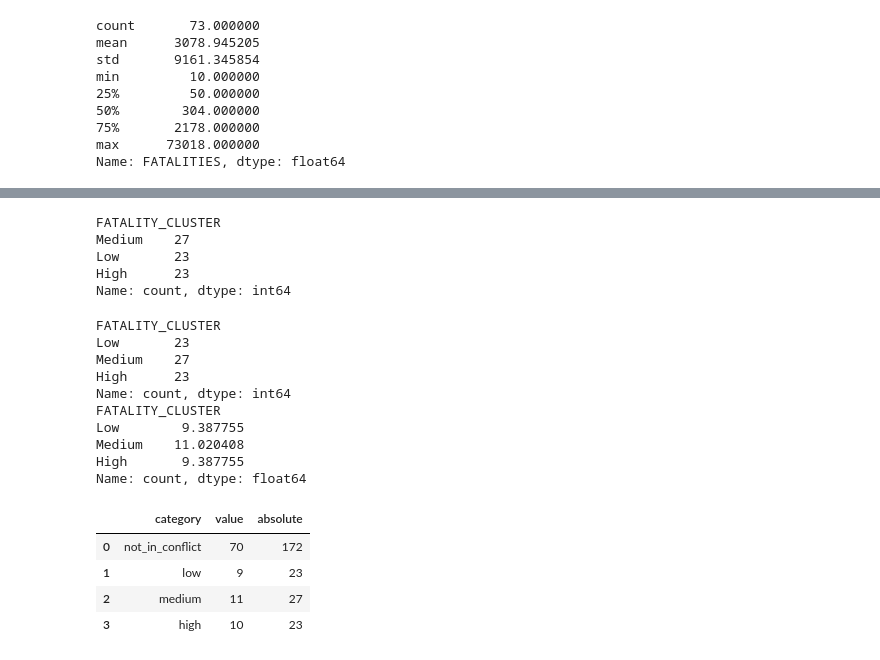
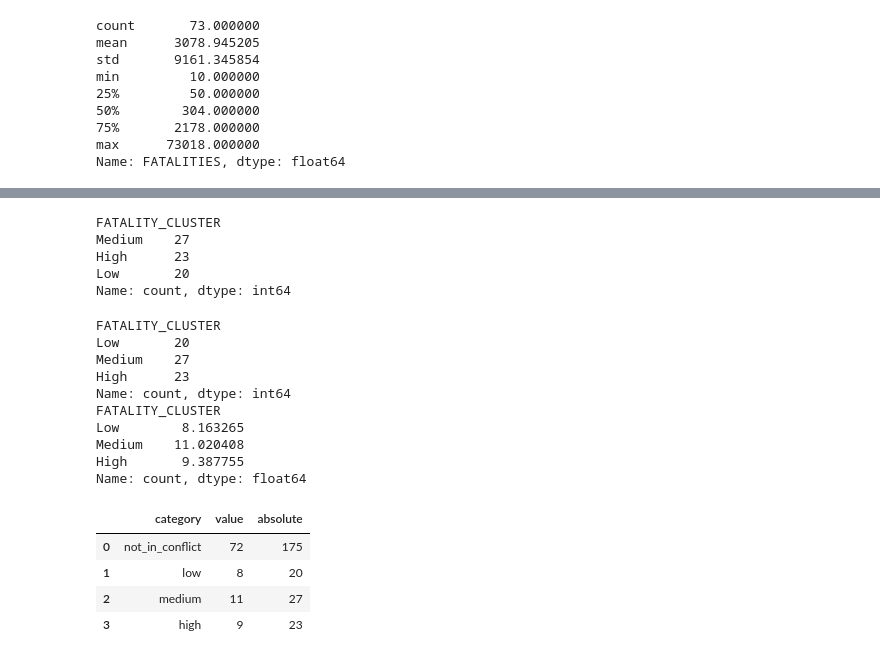
Before and after one commit to group-rho-dataviz/group-rho-dataviz.github.io, a Jupyter notebook: preprocessing/waffle_chart.ipynb, the cells around one changed output, grey strips where cells are left out. Saved outputs shown, nothing was run; the diff lists cells and outputs as text; code cells hidden in the pictures.

```diff
--- a/preprocessing/waffle_chart.ipynb
+++ b/preprocessing/waffle_chart.ipynb
@@ -37,7 +37,7 @@ Name: FATALITIES, dtype: float64
 # %% [markdown]
 Since more than half of the countries present in the list have less than 2 fatalities, we say that a country is involved in a conflict if it has at least 10 fatalities associated.
 # %%
-# Number of distinct countries involved in conflicts in 2025 (meaning countries with reported fatalities >= 10)
-num_countries_2025 = df[(df['YEAR'] == 2025) & (df['FATALITIES'] >= 10)]['COUNTRY'].nunique()
+# Number of distinct countries involved in conflicts in 2025 (meaning countries with reported fatalities > 10)
+num_countries_2025 = df[(df['YEAR'] == 2025) & (df['FATALITIES'] > 10)]['COUNTRY'].nunique()
 print(f'Number of distinct countries involved in conflicts in 2025: {num_countries_2025}')
 # %% [output]
@@ -109,10 +109,10 @@ So we will make 3 bins. The first one will have fatality values between 10 and 9
 # %%
 # Making a bar chart visualization of the fatalities distribution with 3 bins
-# Bins: 10-99, 100-999, 1000+
+# Bins: 11-100, 101-1000, 1001+
 # Showing it in matplotlib
 
-bins = [0, 100, 1000, float('inf')]
-labels = ['10-99', '100-999', '1000+']
+bins = [11, 101, 1001, float('inf')]
+labels = ['11-100', '101-1000', '1001+']
 fatalities_grouped = pd.cut(df_2025['FATALITIES'], bins=bins, labels=labels, right=False)
 fatalities_counts = fatalities_grouped.value_counts().sort_index()
 fatalities_counts.plot(kind='bar', color=['skyblue', 'orange', 'red'])
@@ -130,8 +130,8 @@ print(counts)
 # %% [output]
 FATALITY_CLUSTER
 Medium    27
-Low       23
 High      23
+Low       20
 Name: count, dtype: int64
 # %%
 # Create a DataFrame with 'Category' in {'not_in_conflict', 'low', 'medium', 'high'}
@@ -144,30 +144,38 @@ print(cluster_counts)
 print(cluster_percentages)
 # %% [output]
 FATALITY_CLUSTER
-Low       23
+Low       20
 Medium    27
 High      23
 Name: count, dtype: int64
 FATALITY_CLUSTER
-Low        9.387755
+Low        8.163265
 Medium    11.020408
 High       9.387755
 Name: count, dtype: float64
 # %%
 rounded_cluster_percentages = cluster_percentages.round().astype(int)
-not_in_conflict_percentage = 70
+rounded_not_in_conflict = round((total_countries - num_countries_2025) / total_countries * 100)
 waffle_data_detailed = [
-    {'category': 'not_in_conflict', 'value': not_in_conflict_percentage, 'absolute': total_countries - num_countries_2025},
+    {'category': 'not_in_conflict', 'value': rounded_not_in_conflict, 'absolute': total_countries - num_countries_2025},
     {'category': 'low', 'value': rounded_cluster_percentages['Low'], 'absolute': cluster_counts['Low']},
     {'category': 'medium', 'value': rounded_cluster_percentages['Medium'], 'absolute': cluster_counts['Medium']},
-    {'category': 'high', 'value': 100 - not_in_conflict_percentage - rounded_cluster_percentages['Low'] - rounded_cluster_percentages['Medium'], 'absolute': cluster_counts['High']},
+    {'category': 'high', 'value': rounded_cluster_percentages['High'], 'absolute': cluster_counts['High']},
 ]
+
+# if the sum is not 100, adjust the category with the highest value
+total_value = sum(item['value'] for item in waffle_data_detailed)
+if total_value != 100:
+    difference = 100 - total_value
+    max_item = max(waffle_data_detailed, key=lambda x: x['value'])
+    max_item['value'] += difference
+
 waffle_df_detailed = pd.DataFrame(waffle_data_detailed)
 waffle_df_detailed.head()
 # %% [output]
 |  | category | value | absolute |
-| 0 | not_in_conflict | 70 | 172 |
-| 1 | low | 9 | 23 |
+| 0 | not_in_conflict | 72 | 175 |
+| 1 | low | 8 | 20 |
 | 2 | medium | 11 | 27 |
-| 3 | high | 10 | 23 |
+| 3 | high | 9 | 23 |
 # %%
```
Also changed, not shown: parts of 9 cells of this notebook, 5 other files.
